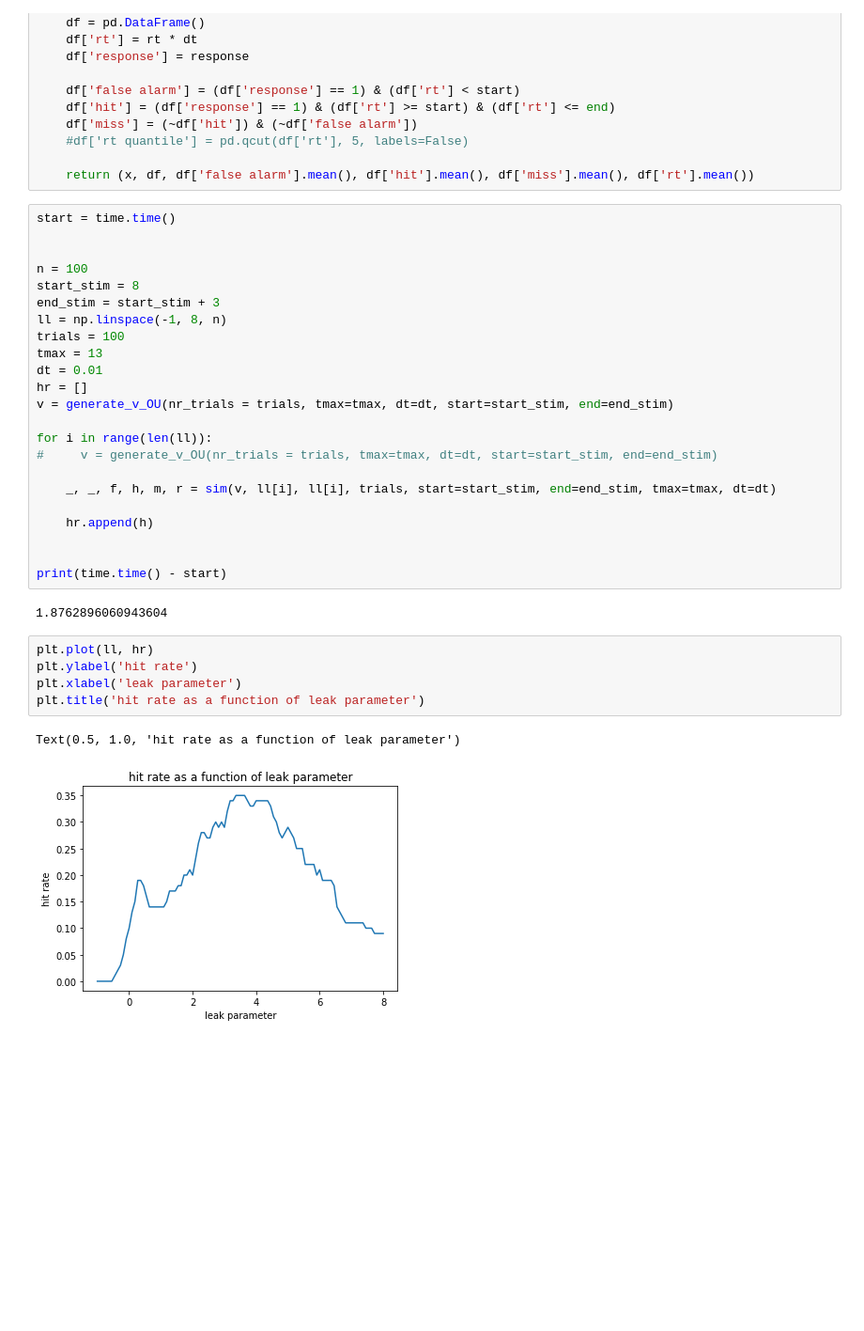
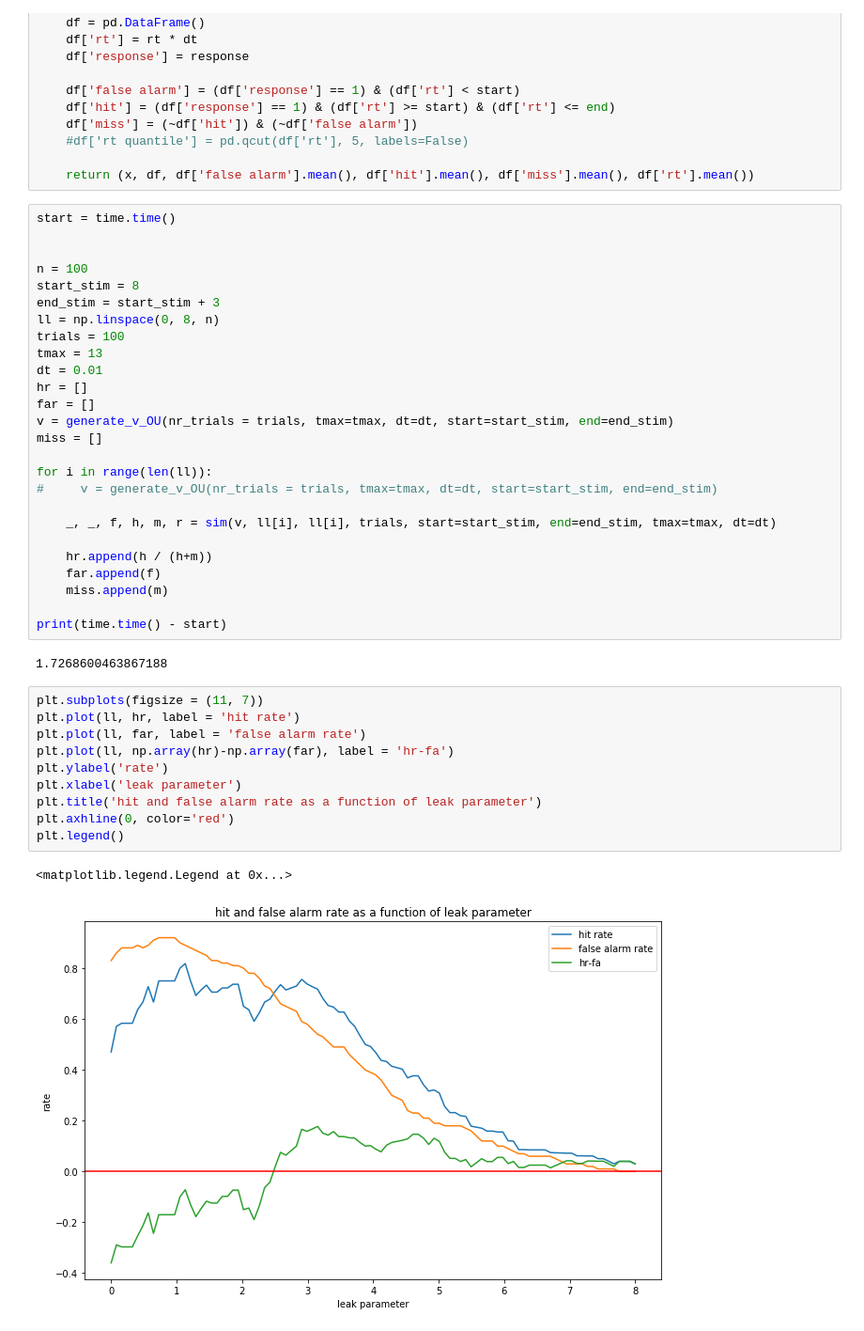
Before and after one commit to sarimaleem/behaviour-project, a Jupyter notebook: OU-SIM-WITH-TIME.ipynb, the cells around one changed output. Shown at 94% size. Drawn from its saved outputs; the diff is of its cells as text; blank space fills up the shorter version.

```diff
--- a/OU-SIM-WITH-TIME.ipynb
+++ b/OU-SIM-WITH-TIME.ipynb
@@ -91,32 +91,40 @@ start = time.time()
 n = 100
 start_stim = 8
 end_stim = start_stim + 3
-ll = np.linspace(-1, 8, n)
+ll = np.linspace(0, 8, n)
 trials = 100
 tmax = 13
 dt = 0.01
 hr = []
+far = []
 v = generate_v_OU(nr_trials = trials, tmax=tmax, dt=dt, start=start_stim, end=end_stim)
+miss = []
 
 for i in range(len(ll)):
 #     v = generate_v_OU(nr_trials = trials, tmax=tmax, dt=dt, start=start_stim, end=end_stim)
 
     _, _, f, h, m, r = sim(v, ll[i], ll[i], trials, start=start_stim, end=end_stim, tmax=tmax, dt=dt)
 
-    hr.append(h)
-
+    hr.append(h / (h+m))
+    far.append(f)
+    miss.append(m)
 
 print(time.time() - start)
 # %% [output]
-1.8762896060943604
+1.7268600463867188
 # %%
-plt.plot(ll, hr)
-plt.ylabel('hit rate')
+plt.subplots(figsize = (11, 7))
+plt.plot(ll, hr, label = 'hit rate')
+plt.plot(ll, far, label = 'false alarm rate')
+plt.plot(ll, np.array(hr)-np.array(far), label = 'hr-fa')
+plt.ylabel('rate')
 plt.xlabel('leak parameter')
-plt.title('hit rate as a function of leak parameter')
+plt.title('hit and false alarm rate as a function of leak parameter')
+plt.axhline(0, color='red')
+plt.legend()
 # %% [output]
-Text(0.5, 1.0, 'hit rate as a function of leak parameter')
+<matplotlib.legend.Legend at 0x...>
-[figure, old version]
+[figure, new version]
 # %%
 start_time = time.time()
 
```
Also changed, not shown: parts of 4 cells of this notebook, 1 other file.
